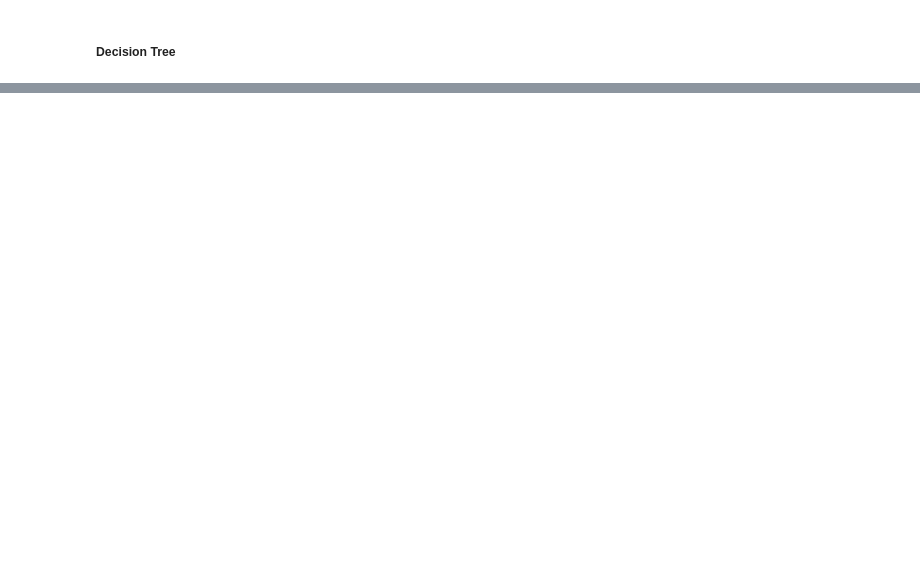
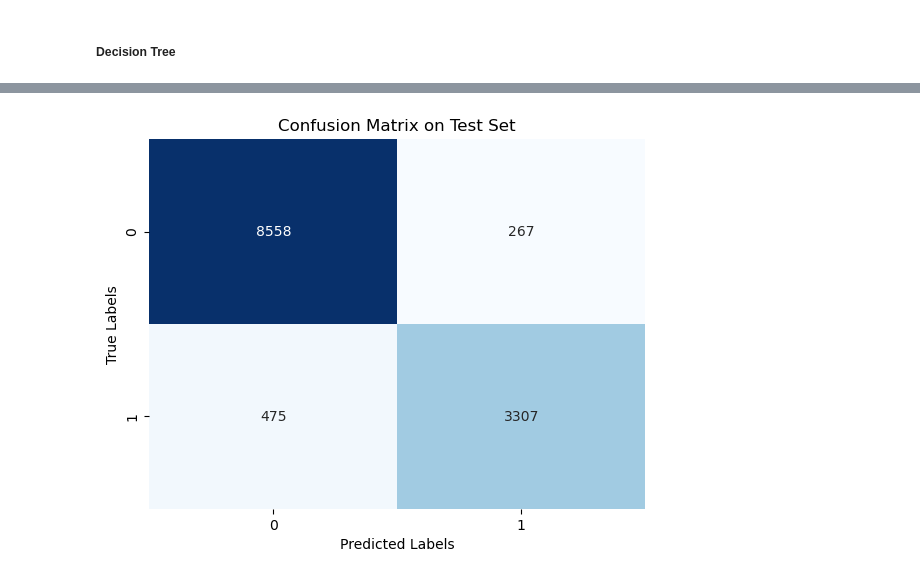
Before and after one commit to BaoDias2505/FinalProject_Introduction-to-data-science, a Jupyter notebook: notebooks/04-Data-Modelling.ipynb, the cells around one changed output, grey strips where cells are left out. Saved outputs shown, nothing was run; the diff lists cells and outputs as text; code cells hidden in the pictures; blank space fills up the shorter version.

```diff
--- a/notebooks/04-Data-Modelling.ipynb
+++ b/notebooks/04-Data-Modelling.ipynb
@@ -150,0 +206,11 @@ generate_baseline_result(models, X_train, y_train, metrics='accuracy',cv=5,plot_
+# %%
+cm = confusion_matrix(y_test, y_pred_final_train_valid)
+
+# Biểu đồ heatmap cho confusion matrix
+sns.heatmap(cm, annot=True, fmt='d', cmap='Blues', cbar=False)
+plt.xlabel('Predicted Labels')
+plt.ylabel('True Labels')
+plt.title('Confusion Matrix on Test Set')
+plt.show()
+# %% [output]
+[figure, added]
```
Also changed, not shown: parts of 25 cells of this notebook.
